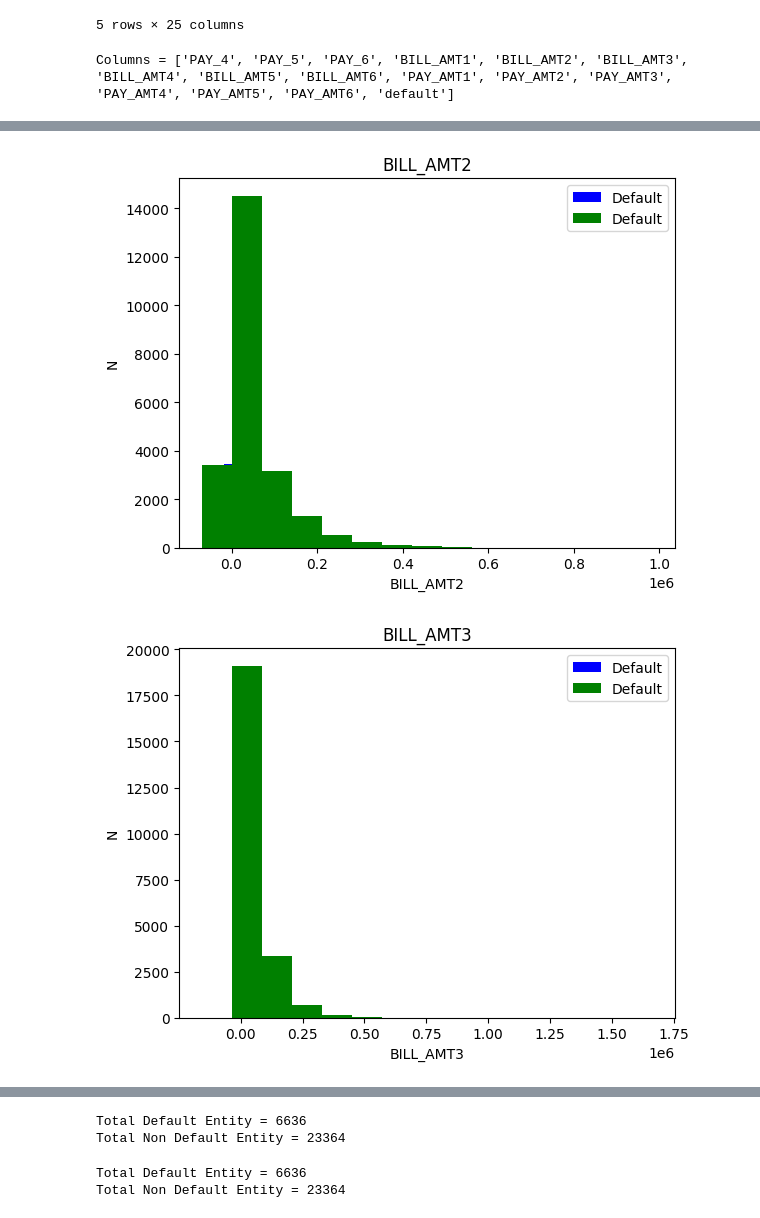
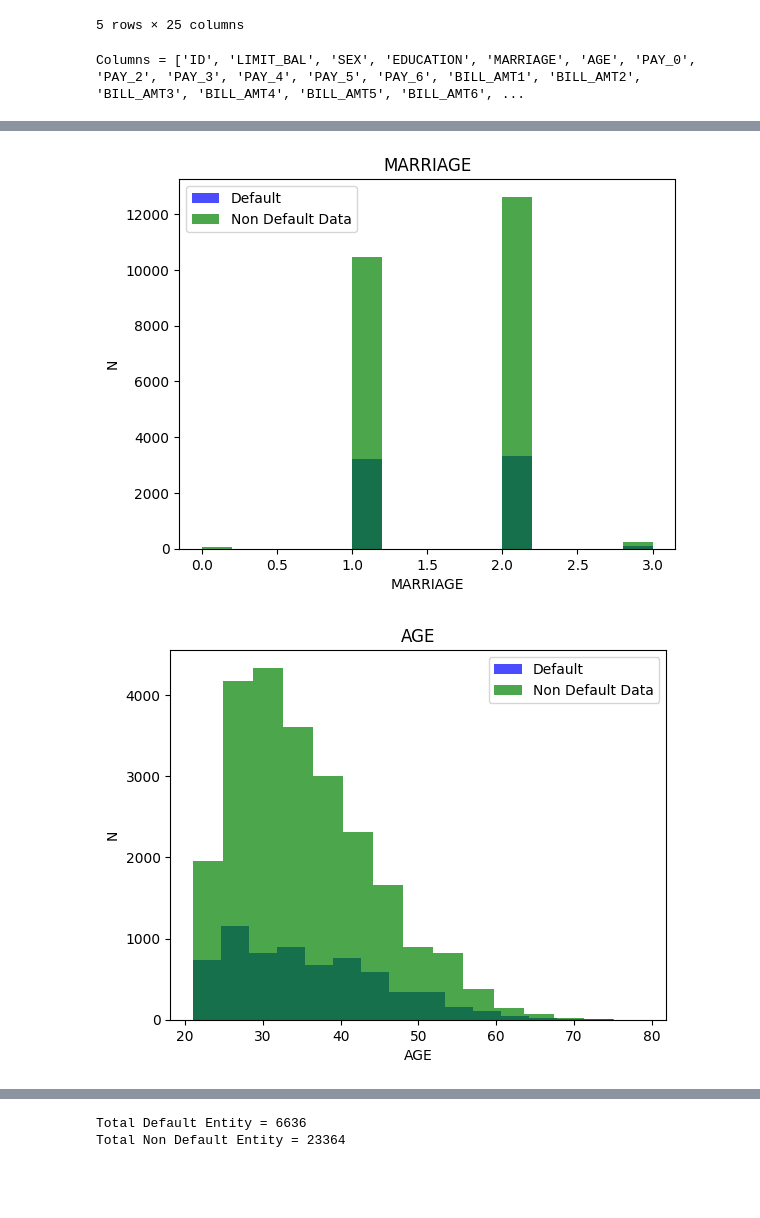
Before and after one commit to Aousaf90/Credit-Card-Default-Analysis, a Jupyter notebook: test_3_neural_network.ipynb, the cells around one changed output, grey strips where cells are left out. Saved outputs shown, nothing was run; the diff lists cells and outputs as text; code cells hidden in the pictures; blank space fills up the shorter version.

```diff
--- a/test_3_neural_network.ipynb
+++ b/test_3_neural_network.ipynb
@@ -17,20 +18,22 @@ df.head()
 | 4 | 5 | 50000.0 | 1 | 2 | 1 | 57 | -1 | 0 | -1 | 0 | ... |
 5 rows × 25 columns
 # %%
+df.dropna()
+df.drop_duplicates()
+df.drop(columns=['ID'])
 columns = df.columns.tolist()
 print(f"Columns = {columns}")
 df.rename(columns={'default.payment.next.month': 'default'}, inplace=True)
-
 for i in range(len(columns[-1])):
     label = columns[i]
     default_data = df[df['default'] == 1][label]
     non_default_data = df[df['default'] == 0][label]
-    plt.hist(default_data, color = 'blue', bins = 15, label = 'Default')
+    plt.hist(default_data, color = 'blue', bins = 15, alpha = 0.7, label = 'Default')
+    plt.hist(non_default_data, color = 'green', bins = 15, alpha = 0.7, label = 'Non Default Data')
     plt.title(label)
     plt.xlabel(label)
     plt.ylabel('N')
-    plt.hist(non_default_data, color = 'green', bins = 15, label = 'Default')
     plt.legend()
     plt.show()
 # %% [output]
-Columns = ['PAY_4', 'PAY_5', 'PAY_6', 'BILL_AMT1', 'BILL_AMT2', 'BILL_AMT3', 'BILL_AMT4', 'BILL_AMT5', 'BILL_AMT6', 'PAY_AMT1', 'PAY_AMT2', 'PAY_AMT3', 'PAY_AMT4', 'PAY_AMT5', 'PAY_AMT6', 'default']
+Columns = ['ID', 'LIMIT_BAL', 'SEX', 'EDUCATION', 'MARRIAGE', 'AGE', 'PAY_0', 'PAY_2', 'PAY_3', 'PAY_4', 'PAY_5', 'PAY_6', 'BILL_AMT1', 'BILL_AMT2', 'BILL_AMT3', 'BILL_AMT4', 'BILL_AMT5', 'BILL_AMT6', ...
@@ -41,2 +44,2 @@ Columns = ['PAY_4', 'PAY_5', 'PAY_6', 'BILL_AMT1', 'BILL_AMT2', 'BILL_AMT3', 'BI
-[figure, old version]
+[figure, new version]
-[figure, old version]
+[figure, new version]
@@ -44,5 +47,3 @@ Columns = ['PAY_4', 'PAY_5', 'PAY_6', 'BILL_AMT1', 'BILL_AMT2', 'BILL_AMT3', 'BI
-Total Default Entity = 6636
-Total Non Default Entity = 23364
 # %%
 print(f"Total Default Entity = {len(df[df['default'] == 1])}")
 print(f"Total Non Default Entity = {len(df[df['default'] == 0])}")
```
Also changed, not shown: parts of 5 cells of this notebook.
